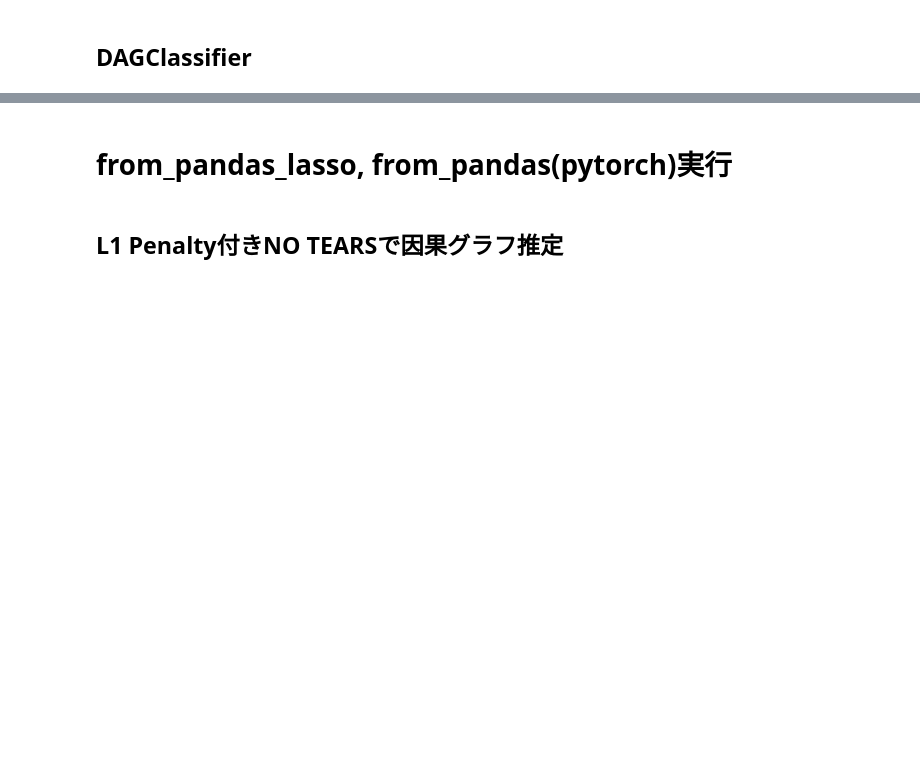
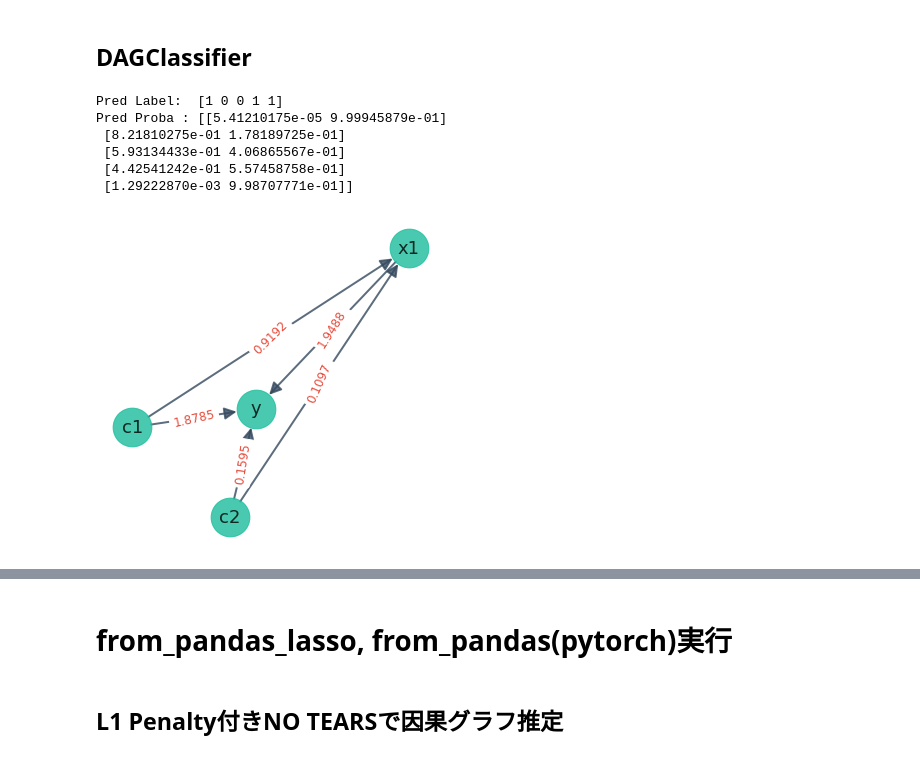
Before and after one commit to yuminaga-tech/blog, a Jupyter notebook: notebooks/202105_causalnex_trial02.ipynb, the cells around one changed output, grey strips where cells are left out. Drawn from its saved outputs; the diff is of its cells as text; code cells hidden in the pictures; blank space fills up the shorter version.

```diff
--- a/notebooks/202105_causalnex_trial02.ipynb
+++ b/notebooks/202105_causalnex_trial02.ipynb
@@ -130,0 +144,17 @@ clf = DAGClassifier(
+# %%
+print("Pred Label: " ,y_pred[:5])
+print("Pred Proba :",y_pred_proba[:5])
+# %% [output]
+Pred Label:  [1 0 0 1 1]
+Pred Proba : [[5.41210175e-05 9.99945879e-01]
+ [8.21810275e-01 1.78189725e-01]
+ [5.93134433e-01 4.06865567e-01]
+ [4.42541242e-01 5.57458758e-01]
+ [1.29222870e-03 9.98707771e-01]]
+# %%
+# plot structure model
+sm = clf.graph_
+sm = sm.get_largest_subgraph()
+nx_util.plot_structure_model(sm, layout_method="random", figsize=(6,6))
+# %% [output]
+[figure, added]
```
Also changed, not shown: parts of 23 cells of this notebook.
